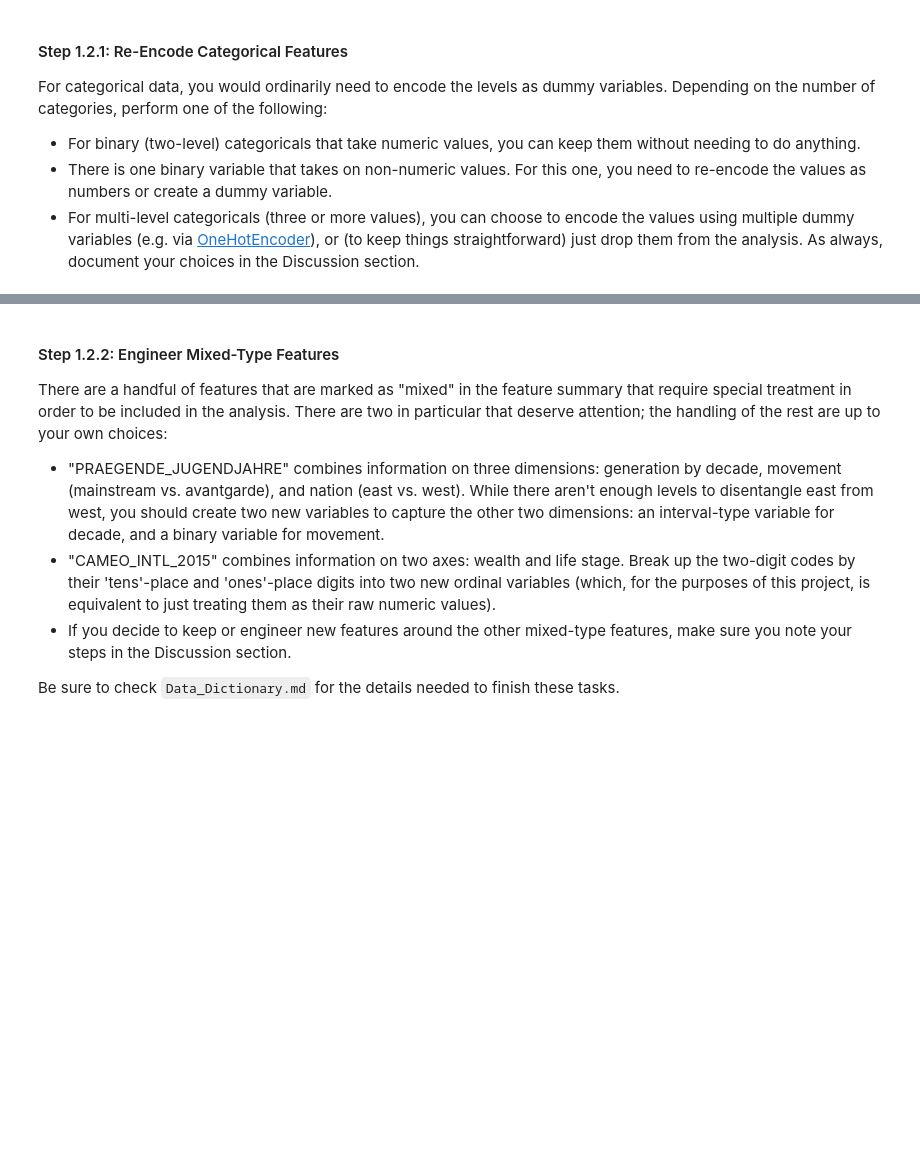
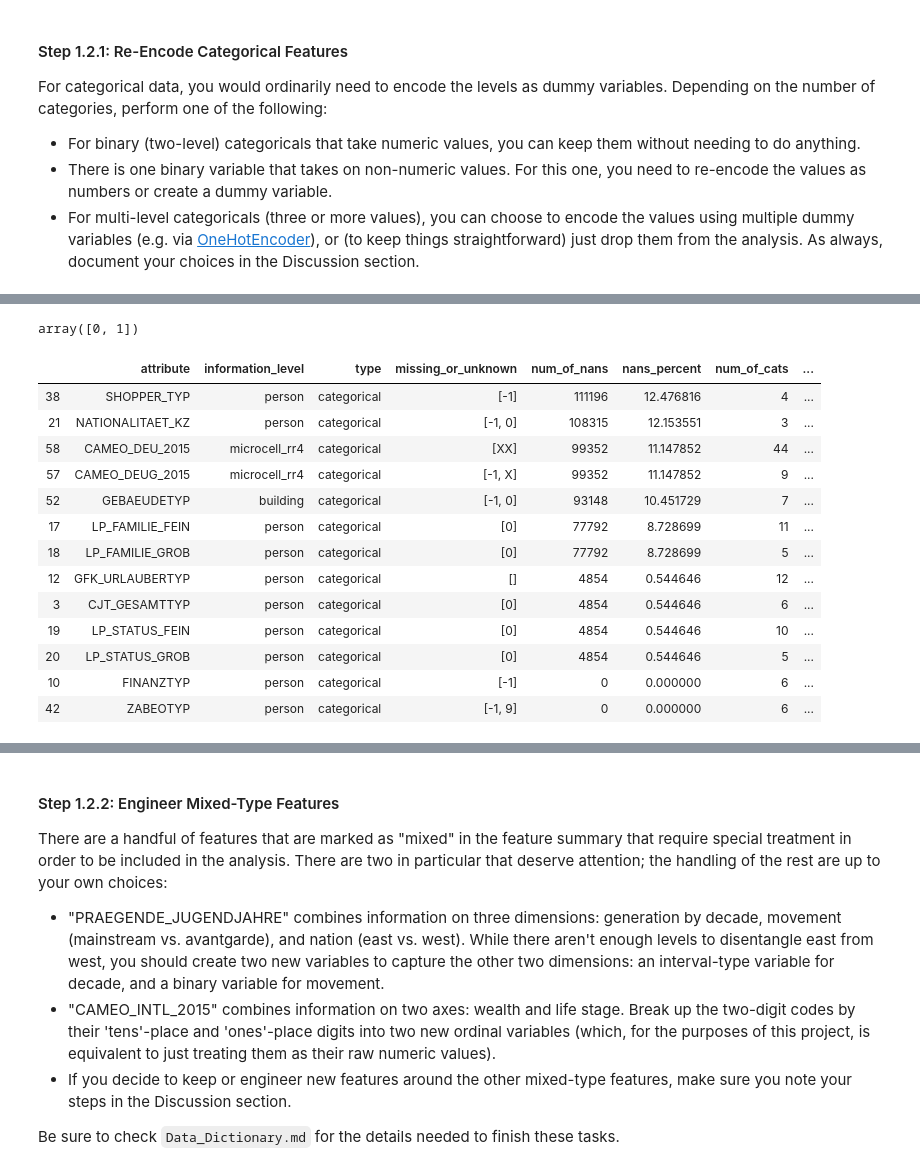
Before and after one commit to rajashekar/Identify_Customer_Segments, a Jupyter notebook: Identify_Customer_Segments.ipynb, the cells around one changed output, grey strips where cells are left out. Saved outputs shown, nothing was run; the diff lists cells and outputs as text; code cells hidden in the pictures; blank space fills up the shorter version.

```diff
--- a/Identify_Customer_Segments.ipynb
+++ b/Identify_Customer_Segments.ipynb
@@ -397,0 +499,21 @@ For categorical data, you would ordinarily need to encode the levels as dummy va
+# %%
+azdias['OST_WEST_KZ'].unique()
+# %% [output]
+array([0, 1])
+# %%
+feat_info_cat[feat_info_cat['num_of_cats'] > 2]
+# %% [output]
+|  | attribute | information_level | type | missing_or_unknown | num_of_nans | nans_percent | num_of_cats | ... |
+| 38 | SHOPPER_TYP | person | categorical | [-1] | 111196 | 12.476816 | 4 | ... |
+| 21 | NATIONALITAET_KZ | person | categorical | [-1, 0] | 108315 | 12.153551 | 3 | ... |
+| 58 | CAMEO_DEU_2015 | microcell_rr4 | categorical | [XX] | 99352 | 11.147852 | 44 | ... |
+| 57 | CAMEO_DEUG_2015 | microcell_rr4 | categorical | [-1, X] | 99352 | 11.147852 | 9 | ... |
+| 52 | GEBAEUDETYP | building | categorical | [-1, 0] | 93148 | 10.451729 | 7 | ... |
+| 17 | LP_FAMILIE_FEIN | person | categorical | [0] | 77792 | 8.728699 | 11 | ... |
+| 18 | LP_FAMILIE_GROB | person | categorical | [0] | 77792 | 8.728699 | 5 | ... |
+| 12 | GFK_URLAUBERTYP | person | categorical | [] | 4854 | 0.544646 | 12 | ... |
+| 3 | CJT_GESAMTTYP | person | categorical | [0] | 4854 | 0.544646 | 6 | ... |
+| 19 | LP_STATUS_FEIN | person | categorical | [0] | 4854 | 0.544646 | 10 | ... |
+| 20 | LP_STATUS_GROB | person | categorical | [0] | 4854 | 0.544646 | 5 | ... |
+| 10 | FINANZTYP | person | categorical | [-1] | 0 | 0.000000 | 6 | ... |
+| 42 | ZABEOTYP | person | categorical | [-1, 9] | 0 | 0.000000 | 6 | ... |
```
Also changed, not shown: parts of 12 cells of this notebook.
